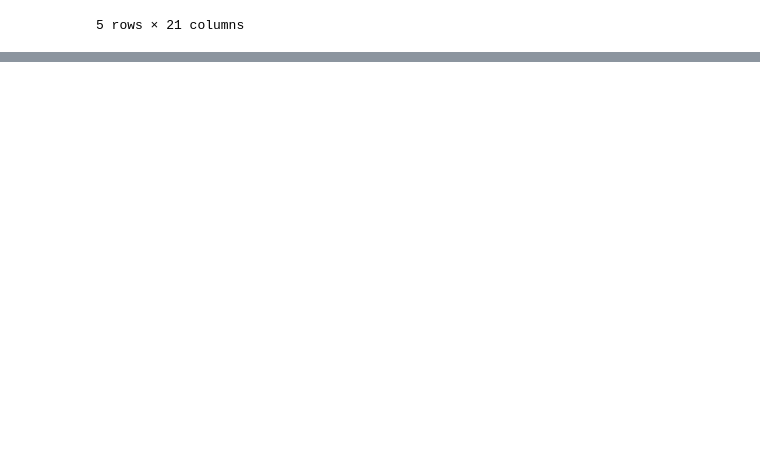
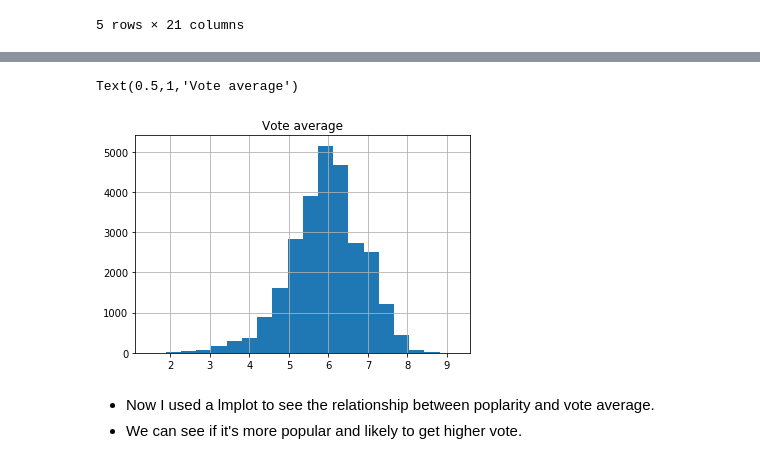
Before and after one commit to Hyunjin89/Analyzing-TMDB-movie-dataset, a Jupyter notebook: Investigate a TMDb movie dataset.ipynb, the cells around one changed output, grey strips where cells are left out. Drawn from its saved outputs; the diff is of its cells as text; code cells hidden in the pictures; blank space fills up the shorter version.

```diff
--- a/Investigate a TMDb movie dataset.ipynb
+++ b/Investigate a TMDb movie dataset.ipynb
@@ -76,0 +220,9 @@ df.dropna(inplace=True)
+# %%
+merged_df['vote_average'].hist(bins=20)
+plt.title('Vote average')
+# %% [output]
+Text(0.5,1,'Vote average')
+[figure, added]
+# %% [markdown]
+- Now I used a lmplot to see the relationship between poplarity and vote average.
+- We can see if it's more popular and likely to get higher vote.
```
Also changed, not shown: parts of 42 cells of this notebook.
